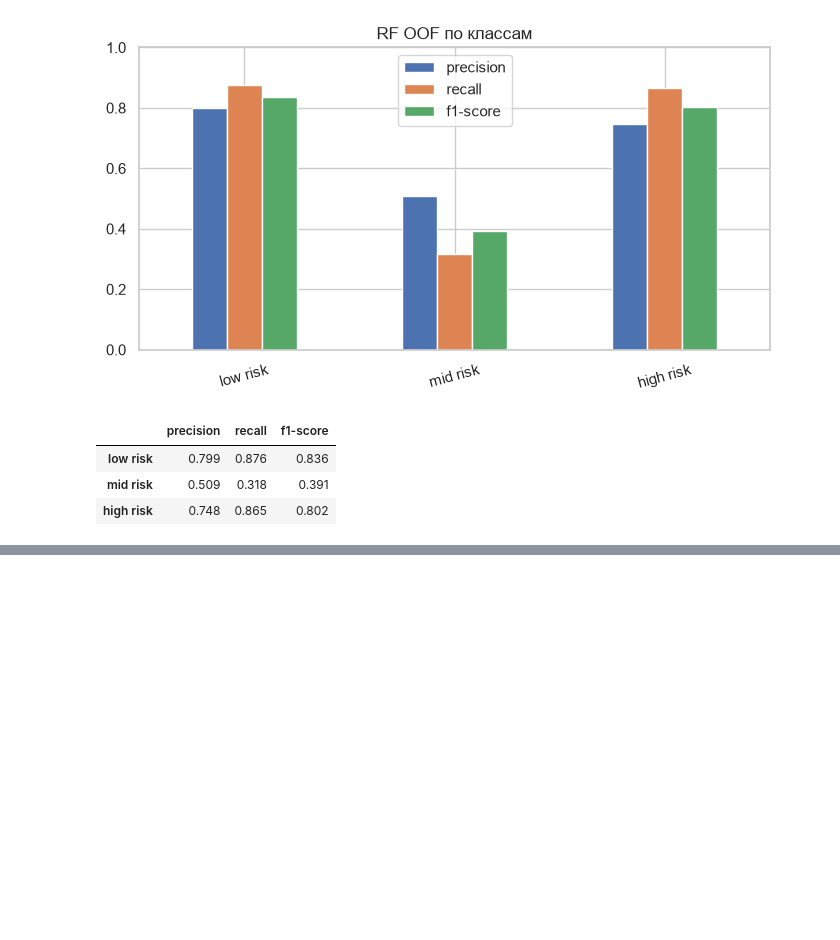
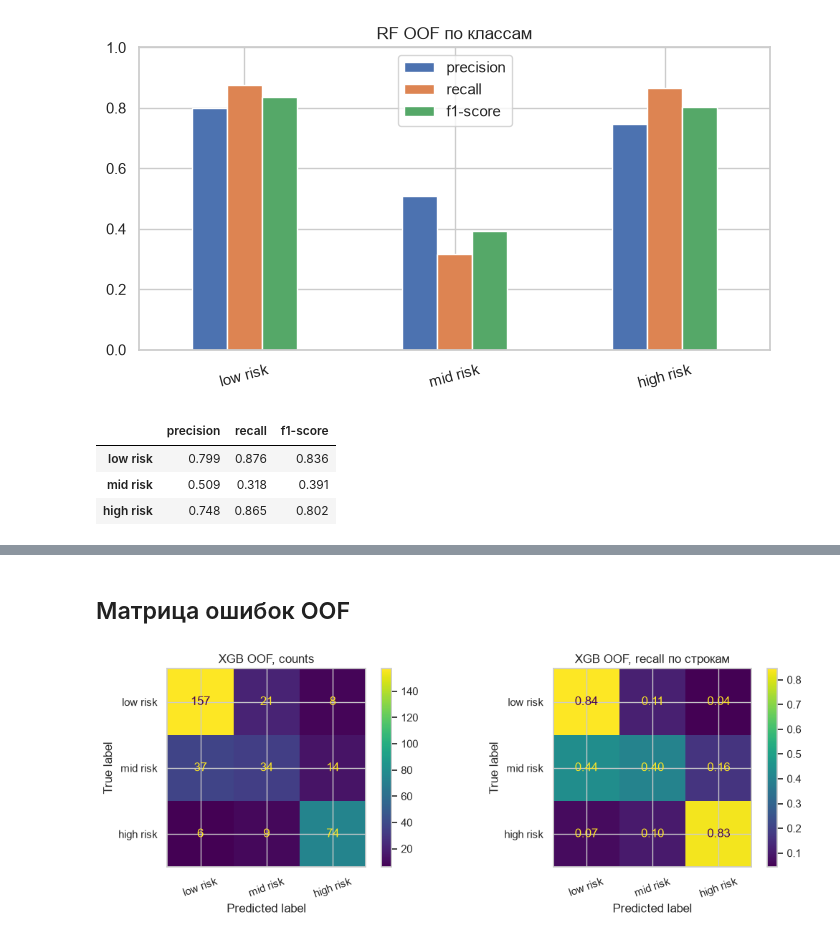
Before and after one commit to NexPG/risk-of-pregnancy, a Jupyter notebook: code/trainer.ipynb, the cells around one changed output, grey strips where cells are left out. Drawn from its saved outputs; the diff is of its cells as text; code cells hidden in the pictures; blank space fills up the shorter version.

```diff
--- a/code/trainer.ipynb
+++ b/code/trainer.ipynb
@@ -554,0 +635,15 @@ display(per.round(3))
+# %%
+xgb_oof_id = cross_val_predict(
+    xgb_search.best_estimator_, X_train, y_tr_enc,
+    cv=cv, n_jobs=-1, params={"sample_weight": sw},
+)
+xgb_oof = pd.Series(xgb_oof_id).map(id_to_label)
+
+print("best:", xgb_search.best_params_)
+print(f"CV f1_macro: {xgb_search.best_score_:.3f} ± {xgb_search.cv_results_['std_test_score'][xgb_search.best_index_]:.3f}")
+print(f"OOF accuracy : {accuracy_score(y_train, xgb_oof):.3f}")
+print(f"OOF f1_macro : {f1_score(y_train, xgb_oof, average='macro'):.3f}")
+print("OOF recall    :", dict(zip(LABELS, recall_score(y_train, xgb_oof, labels=LABELS, average=None).round(3))))
+print("OOF precision :", dict(zip(LABELS, precision_score(y_train, xgb_oof, labels=LABELS, average=None).round(3))))
+print()
+print(classification_report(y_train, xgb_oof, labels=LABELS, digits=3))
@@ -554,0 +673,17 @@ display(per.round(3))
+# %% [markdown]
+## Матрица ошибок OOF
+# %%
+fig, axes = plt.subplots(1, 2, figsize=(11, 4))
+ConfusionMatrixDisplay.from_predictions(
+    y_train, xgb_oof, labels=LABELS, ax=axes[0], xticks_rotation=20
+)
+axes[0].set_title("XGB OOF, counts")
+ConfusionMatrixDisplay.from_predictions(
+    y_train, xgb_oof, labels=LABELS, normalize="true",
+    values_format=".2f", ax=axes[1], xticks_rotation=20
+)
+axes[1].set_title("XGB OOF, recall по строкам")
+plt.tight_layout()
+plt.show()
+# %% [output]
+[figure, added]
```
Also changed, not shown: parts of 30 cells of this notebook.
